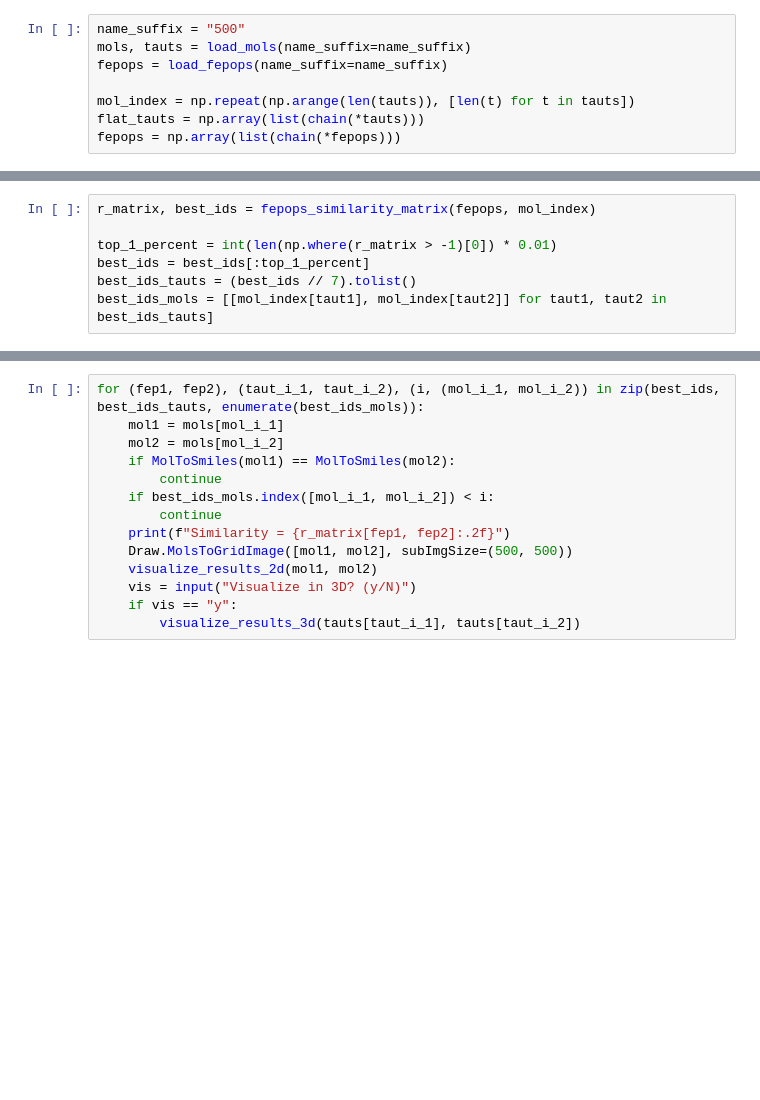
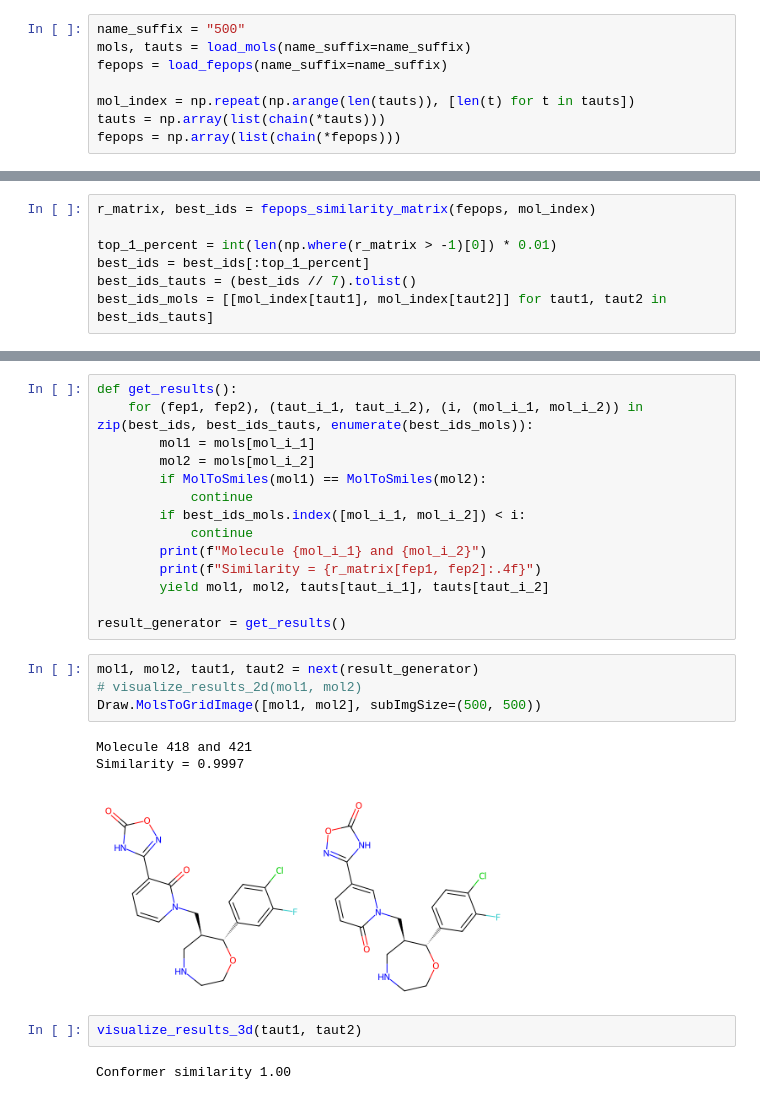
Before and after one commit to lukashermann/chem_informatics, a Jupyter notebook: evaluate.ipynb, the cells around one changed output, grey strips where cells are left out. Cells and saved outputs as stored; diff of their text form; blank space fills up the shorter version.

```diff
--- a/evaluate.ipynb
+++ b/evaluate.ipynb
@@ -13,7 +14,7 @@ mols, tauts = load_mols(name_suffix=name_suffix)
 fepops = load_fepops(name_suffix=name_suffix)
 
 mol_index = np.repeat(np.arange(len(tauts)), [len(t) for t in tauts])
-flat_tauts = np.array(list(chain(*tauts)))
+tauts = np.array(list(chain(*tauts)))
 fepops = np.array(list(chain(*fepops)))
 # %%
 def corr(X, y):
@@ -78,14 +83,26 @@ histogram_matrix(r_matrix)
 # %%
-for (fep1, fep2), (taut_i_1, taut_i_2), (i, (mol_i_1, mol_i_2)) in zip(best_ids, best_ids_tauts, enumerate(best_ids_mols)):
-    mol1 = mols[mol_i_1]
-    mol2 = mols[mol_i_2]
-    if MolToSmiles(mol1) == MolToSmiles(mol2):
-        continue
-    if best_ids_mols.index([mol_i_1, mol_i_2]) < i:
-        continue
-    print(f"Similarity = {r_matrix[fep1, fep2]:.2f}")
-    Draw.MolsToGridImage([mol1, mol2], subImgSize=(500, 500))
-    visualize_results_2d(mol1, mol2)
-    vis = input("Visualize in 3D? (y/N)")
-    if vis == "y":
-        visualize_results_3d(tauts[taut_i_1], tauts[taut_i_2])
+def get_results():
+    for (fep1, fep2), (taut_i_1, taut_i_2), (i, (mol_i_1, mol_i_2)) in zip(best_ids, best_ids_tauts, enumerate(best_ids_mols)):
+        mol1 = mols[mol_i_1]
+        mol2 = mols[mol_i_2]
+        if MolToSmiles(mol1) == MolToSmiles(mol2):
+            continue
+        if best_ids_mols.index([mol_i_1, mol_i_2]) < i:
+            continue
+        print(f"Molecule {mol_i_1} and {mol_i_2}")
+        print(f"Similarity = {r_matrix[fep1, fep2]:.4f}")
+        yield mol1, mol2, tauts[taut_i_1], tauts[taut_i_2]
+
+result_generator = get_results()
+# %%
+mol1, mol2, taut1, taut2 = next(result_generator)
+# visualize_results_2d(mol1, mol2)
+Draw.MolsToGridImage([mol1, mol2], subImgSize=(500, 500))
+# %% [output]
+Molecule 418 and 421
+Similarity = 0.9997
+[figure, added]
+# %%
+visualize_results_3d(taut1, taut2)
+# %% [output]
+Conformer similarity 1.00
```
Also changed, not shown: parts of 4 cells of this notebook.
